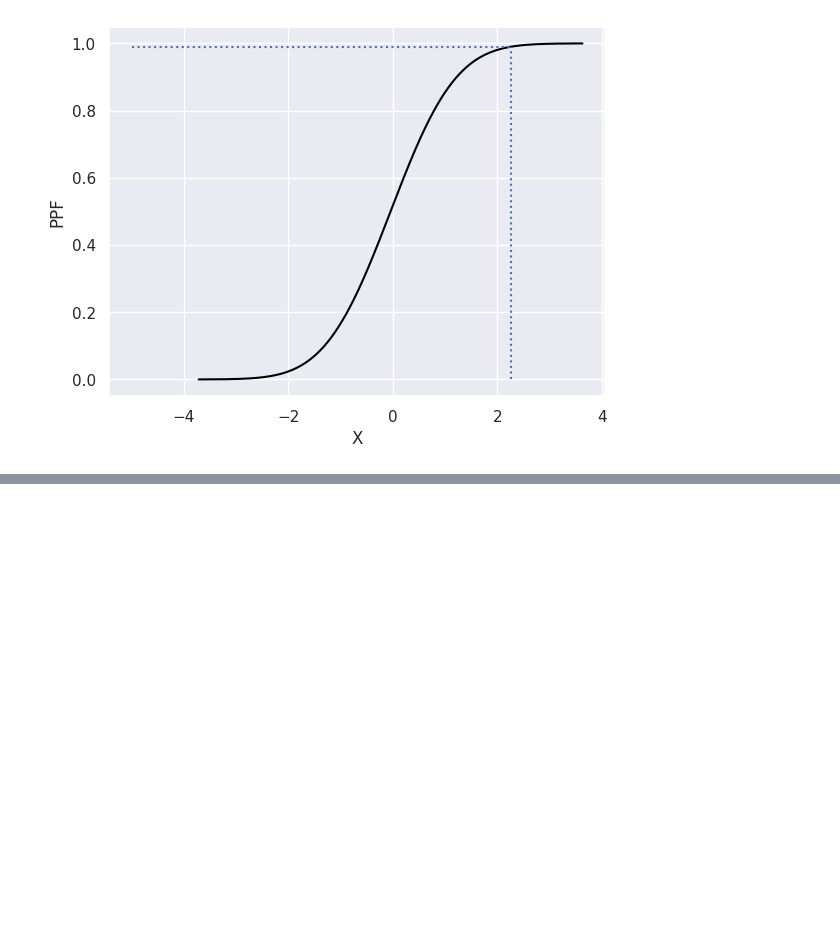
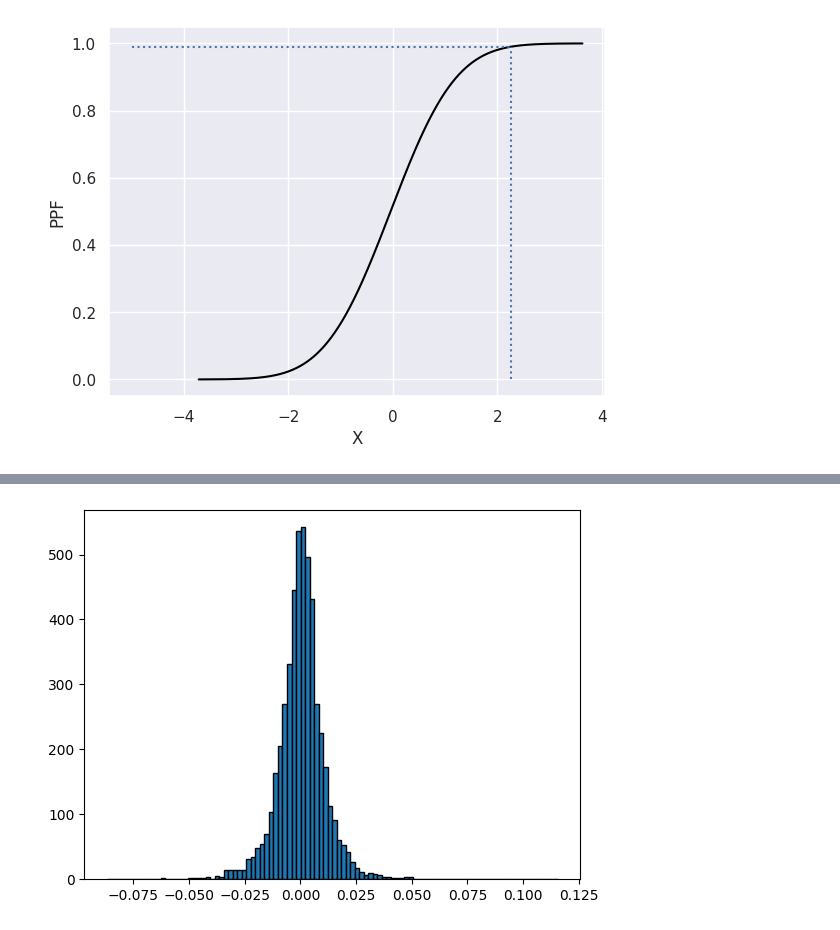
Before and after one commit to kiplimock/ml-basics, a Jupyter notebook: statistics.ipynb, the cells around one changed output, grey strips where cells are left out. Cells and saved outputs as stored; diff of their text form; code cells hidden in the pictures; blank space fills up the shorter version.

```diff
--- a/statistics.ipynb
+++ b/statistics.ipynb
@@ -122,0 +154,5 @@ Text(0, 0.5, 'PPF')
+# %%
+sample = kde.resample(5000)
+c,b,p = plt.hist(sample[0], bins=100, edgecolor='black')
+# %% [output]
+[figure, added]
```
Also changed, not shown: parts of 5 cells of this notebook, 1 other file.
